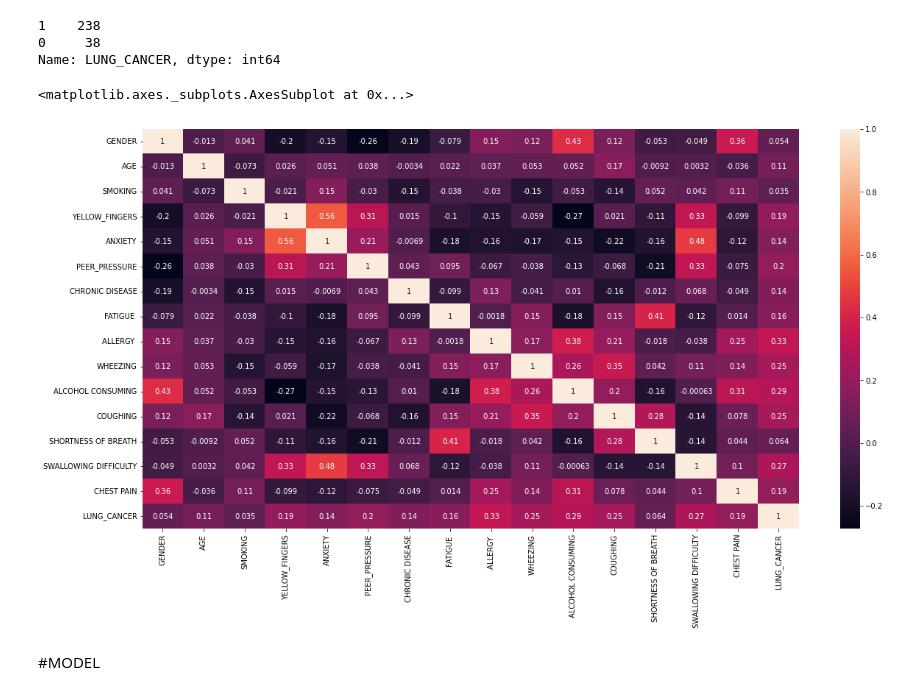
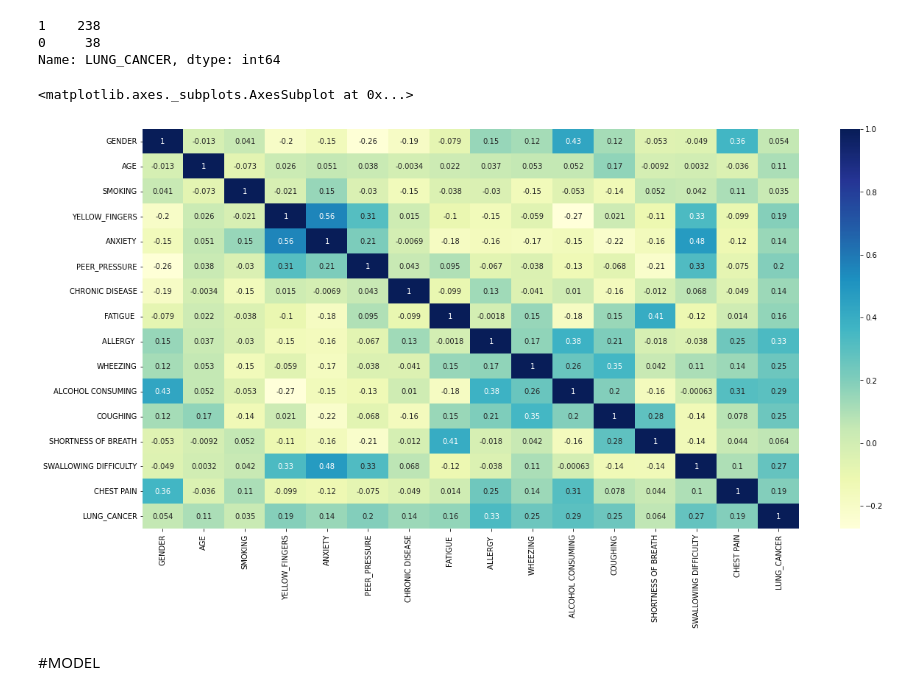
Before and after one commit to 1337Rinz/KhaiPhaDuLieuLon, a Jupyter notebook: DoAn_KhaiPhaDuLieuLon.ipynb, the cells around one changed output. Cells and saved outputs as stored; diff of their text form; code cells hidden in the pictures.

```diff
--- a/DoAn_KhaiPhaDuLieuLon.ipynb
+++ b/DoAn_KhaiPhaDuLieuLon.ipynb
@@ -154,13 +154,13 @@ Name: LUNG_CANCER, dtype: int64
 # %%
 import seaborn as sns
 
 # khởi tạo figure
 plt.figure(figsize=(20,10))
 # Ma trận tương quan bằng heatmap (plot Correlation Matrix)
-sns.heatmap(data.corr(),annot=True)
+sns.heatmap(data.corr(),annot=True, cmap='YlGnBu')
 # %% [output]
 <matplotlib.axes._subplots.AxesSubplot at 0x...>
-[figure, old version]
+[figure, new version]
 # %% [markdown]
 #MODEL
 # %%
```
Also changed, not shown: parts of 1 cell of this notebook.
